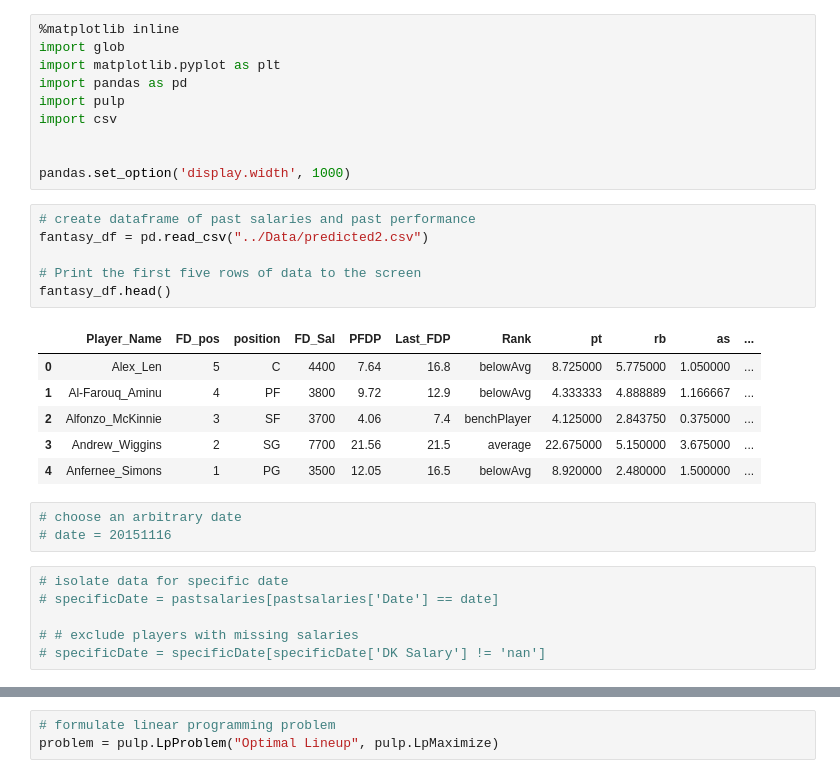
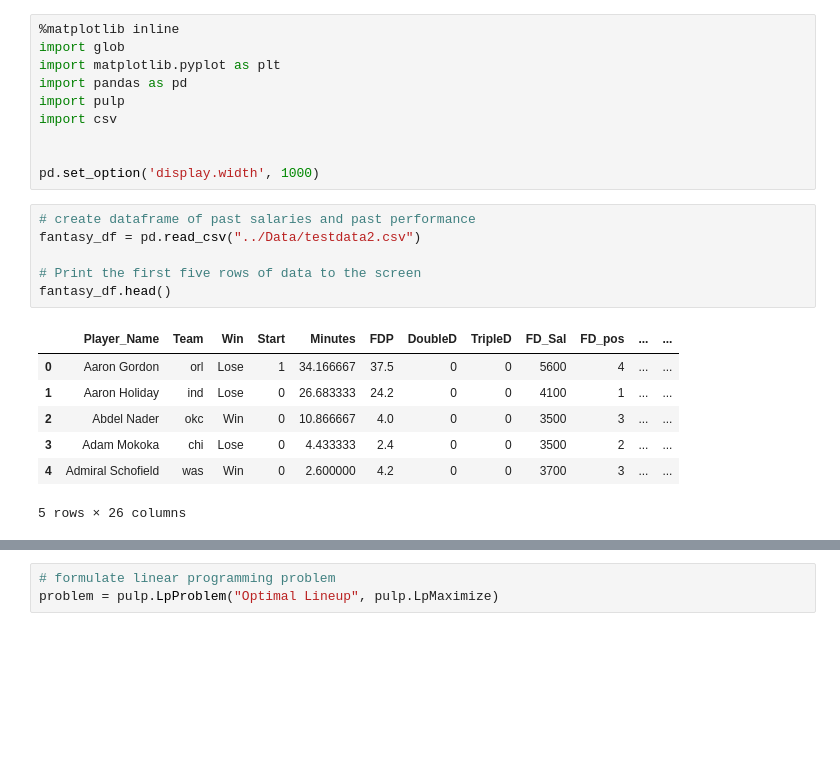
Before and after one commit to deepenrp/NBA_Performance, a Jupyter notebook: Fantasy/LP-Optimization__v3.ipynb, the cells around one changed output, grey strips where cells are left out. Drawn from its saved outputs; the diff is of its cells as text; blank space fills up the shorter version.

Commit message:
new_input_data

```diff
--- a/Fantasy/LP-Optimization__v3.ipynb
+++ b/Fantasy/LP-Optimization__v3.ipynb
@@ -7,26 +7,18 @@ import pulp
 import csv
 
 
-pandas.set_option('display.width', 1000)
+pd.set_option('display.width', 1000)
 # %%
 # create dataframe of past salaries and past performance
-fantasy_df = pd.read_csv("../Data/predicted2.csv")
+fantasy_df = pd.read_csv("../Data/testdata2.csv")
 
 # Print the first five rows of data to the screen
 fantasy_df.head()
 # %% [output]
-|  | Player_Name | FD_pos | position | FD_Sal | PFDP | Last_FDP | Rank | pt | rb | as | ... |
-| 0 | Alex_Len | 5 | C | 4400 | 7.64 | 16.8 | belowAvg | 8.725000 | 5.775000 | 1.050000 | ... |
-| 1 | Al-Farouq_Aminu | 4 | PF | 3800 | 9.72 | 12.9 | belowAvg | 4.333333 | 4.888889 | 1.166667 | ... |
-| 2 | Alfonzo_McKinnie | 3 | SF | 3700 | 4.06 | 7.4 | benchPlayer | 4.125000 | 2.843750 | 0.375000 | ... |
-| 3 | Andrew_Wiggins | 2 | SG | 7700 | 21.56 | 21.5 | average | 22.675000 | 5.150000 | 3.675000 | ... |
-| 4 | Anfernee_Simons | 1 | PG | 3500 | 12.05 | 16.5 | belowAvg | 8.920000 | 2.480000 | 1.500000 | ... |
+|  | Player_Name | Team | Win | Start | Minutes | FDP | DoubleD | TripleD | FD_Sal | FD_pos | ... | ... |
+| 0 | Aaron Gordon | orl | Lose | 1 | 34.166667 | 37.5 | 0 | 0 | 5600 | 4 | ... | ... |
+| 1 | Aaron Holiday | ind | Lose | 0 | 26.683333 | 24.2 | 0 | 0 | 4100 | 1 | ... | ... |
+| 2 | Abdel Nader | okc | Win | 0 | 10.866667 | 4.0 | 0 | 0 | 3500 | 3 | ... | ... |
+| 3 | Adam Mokoka | chi | Lose | 0 | 4.433333 | 2.4 | 0 | 0 | 3500 | 2 | ... | ... |
+| 4 | Admiral Schofield | was | Win | 0 | 2.600000 | 4.2 | 0 | 0 | 3700 | 3 | ... | ... |
+5 rows × 26 columns
-# %%
-# choose an arbitrary date
-# date = 20151116
-# %%
-# isolate data for specific date
-# specificDate = pastsalaries[pastsalaries['Date'] == date]
-
-# # exclude players with missing salaries
-# specificDate = specificDate[specificDate['DK Salary'] != 'nan']
```
Also changed, not shown: parts of 25 cells of this notebook, 12 other files.
